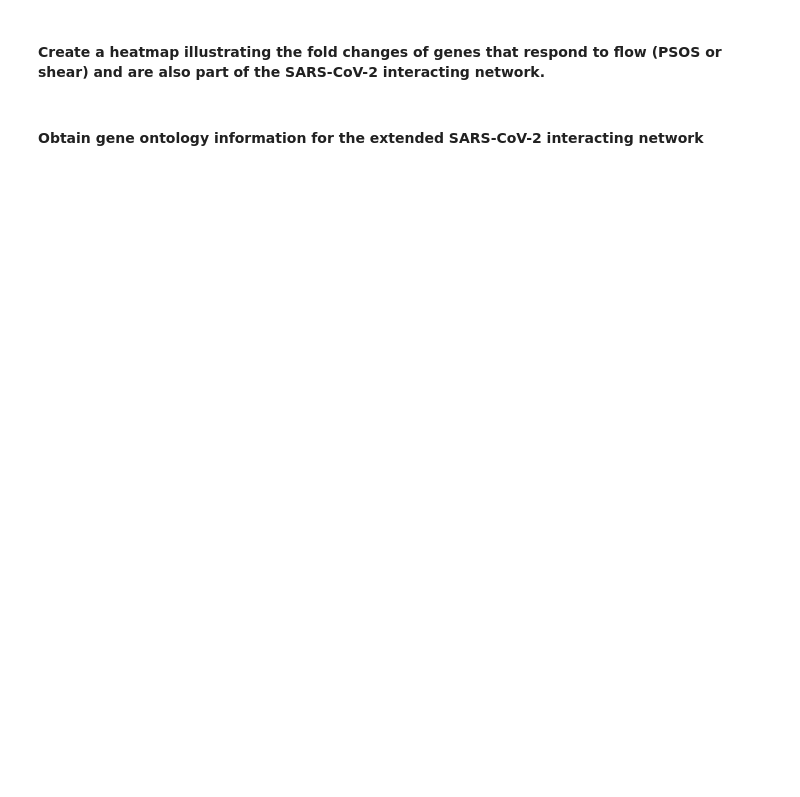
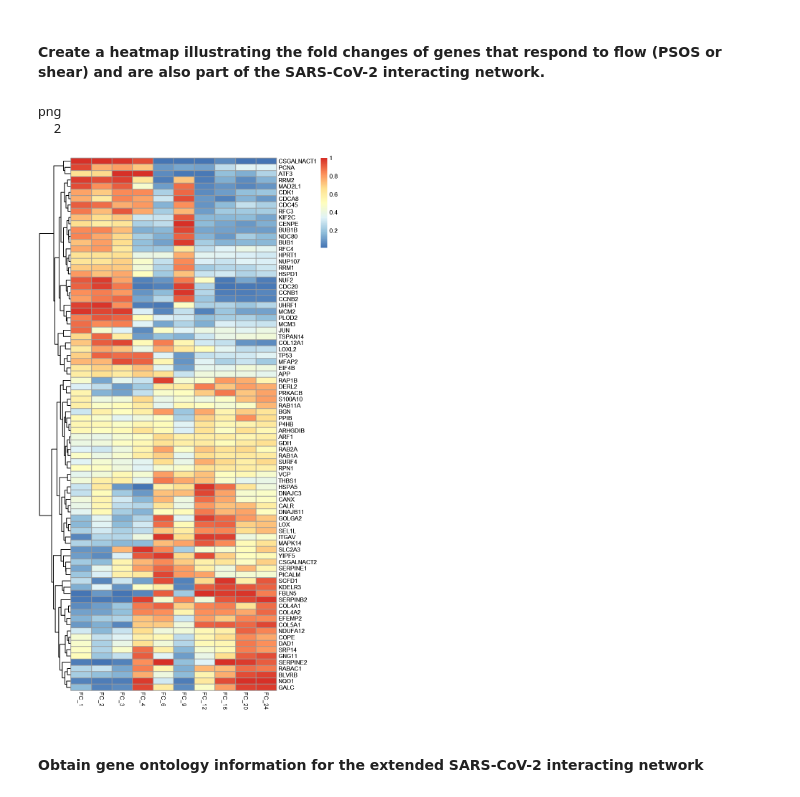
Before and after one commit to brendangongol/Classification_of_COVID19_shear_responsive_genes, a Jupyter notebook: 2020-6-10 Classification_of_shear_gene_expression.ipynb, the cells around one changed output. Saved outputs shown, nothing was run; the diff lists cells and outputs as text; code cells hidden in the pictures; blank space fills up the shorter version.

```diff
--- a/2020-6-10 Classification_of_shear_gene_expression.ipynb
+++ b/2020-6-10 Classification_of_shear_gene_expression.ipynb
@@ -334,9 +382,13 @@ lineGraph_loopR(DataTable = covid_cyto[PSOS_responsive == "PSOS",], directory =
 # %%
 options(repr.plot.width=7, repr.plot.height=13)
 Data <- covid_cyto[,c(1,93:134), with = FALSE]
 DATA_matrix <- heatmapNormalize(Data)
 p <- pheatmap(percentize(DATA_matrix), cluster_row = TRUE, cluster_cols = FALSE, show_rownames = TRUE);p
-#tiff(file = "./results/10 COVID cytoscape heatmap normalized.tiff", width = 2000, height = 5300, units = "px", res = 400);p;dev.off()
+tiff(file = "./results/10 COVID cytoscape heatmap normalized.tiff", width = 2000, height = 5300, units = "px", res = 400);p;dev.off()
+# %% [output]
+png
+  2
+[figure, added]
 # %% [markdown]
 #### Obtain gene ontology information for the extended SARS-CoV-2 interacting network
 # %%
```
Also changed, not shown: parts of 35 cells of this notebook, 8 other files.
